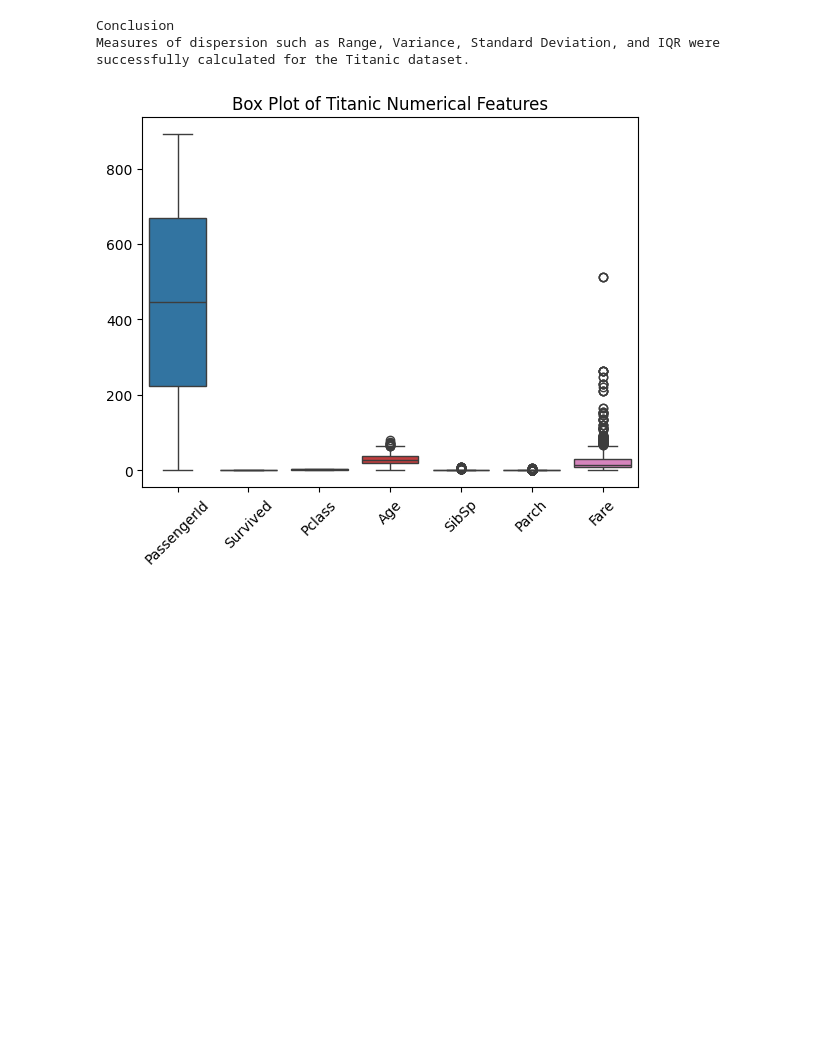
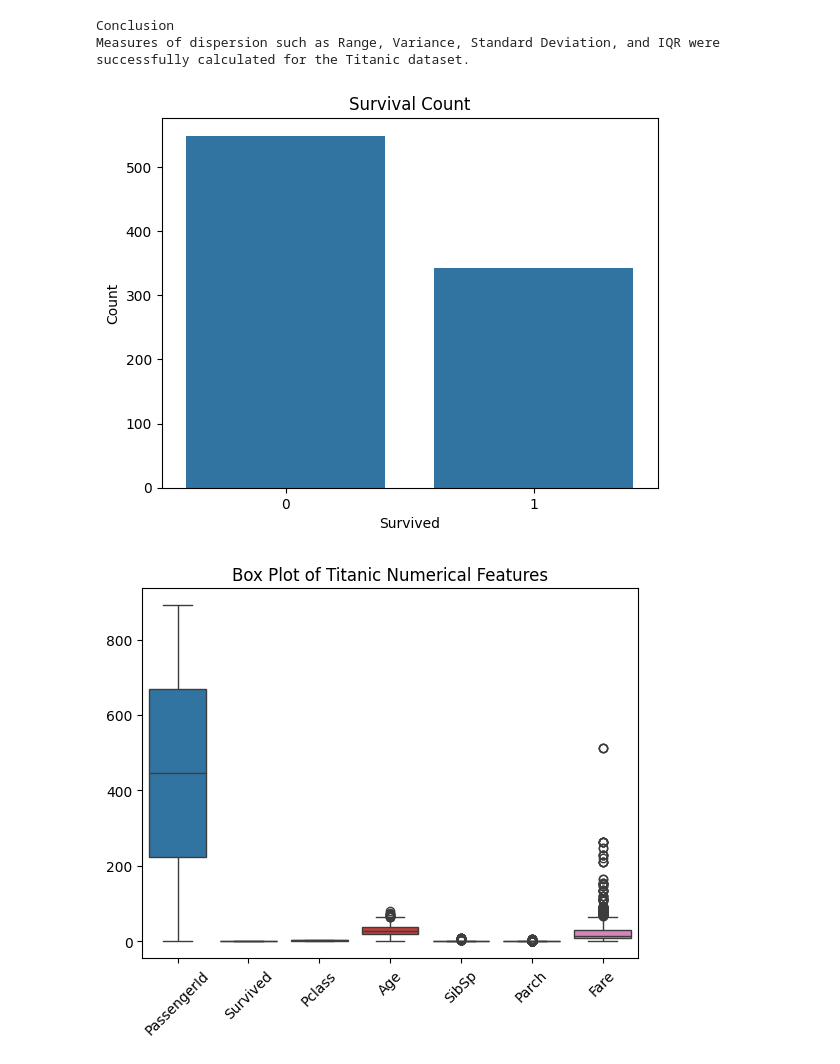
Before and after one commit to lpotnuru-web/Titanic-Data-Preprocessing, a Jupyter notebook: titanic_csv.ipynb, the cells around one changed output. Drawn from its saved outputs; the diff is of its cells as text; code cells hidden in the pictures; blank space fills up the shorter version.

```diff
--- a/titanic_csv.ipynb
+++ b/titanic_csv.ipynb
@@ -325,6 +325,15 @@ print("Measures of dispersion such as Range, Variance, Standard Deviation, and I
 # %% [output]
 Conclusion
 Measures of dispersion such as Range, Variance, Standard Deviation, and IQR were successfully calculated for the Titanic dataset.
+# %%
+sns.countplot(data=df, x='Survived')
+
+plt.title("Survival Count")
+plt.xlabel("Survived")
+plt.ylabel("Count")
+plt.show()
+# %% [output]
+[figure, added]
 # %%
 import seaborn as sns
 import matplotlib.pyplot as plt
```
Also changed, not shown: parts of 7 cells of this notebook.
